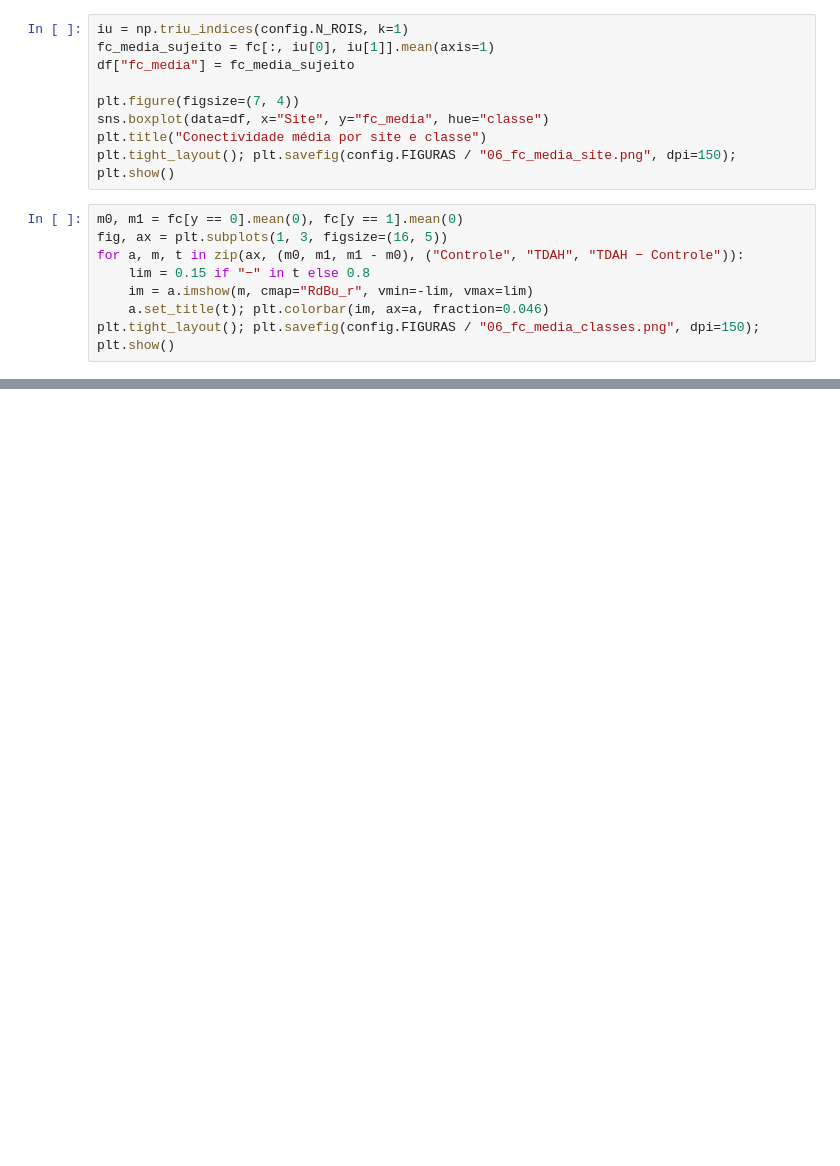
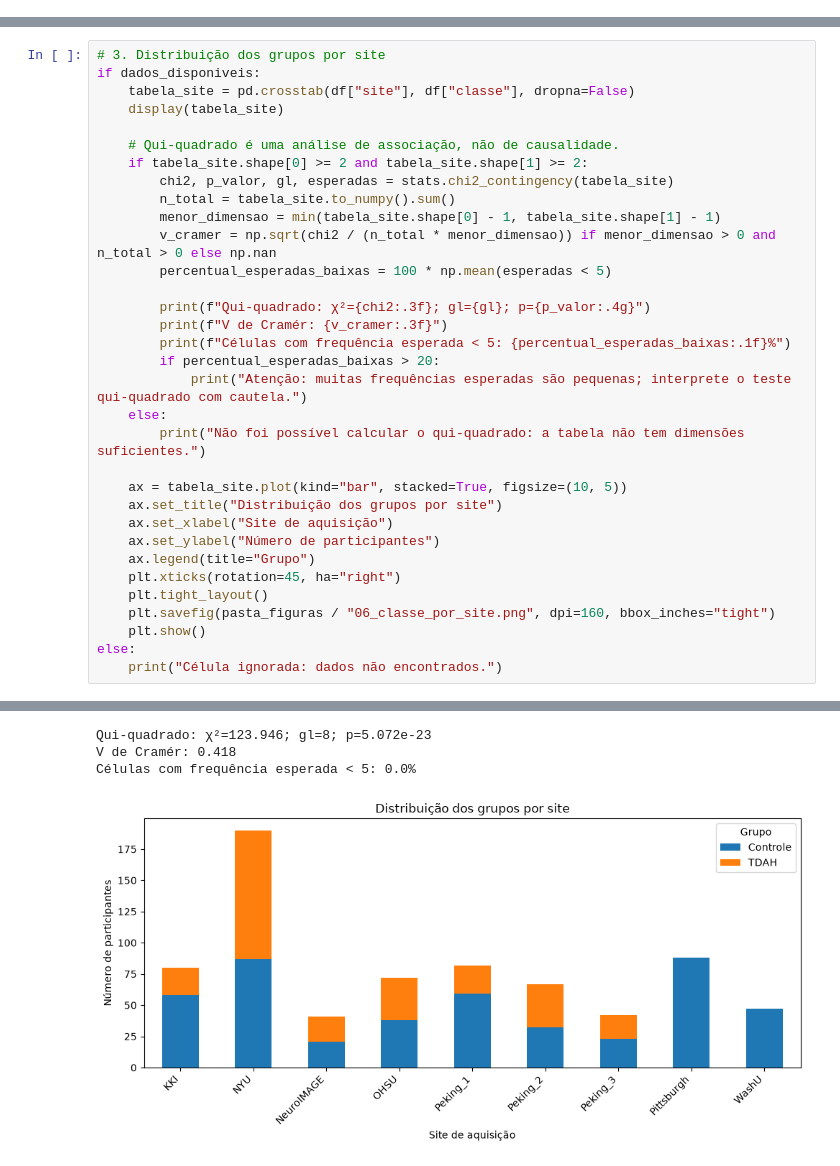
Before and after one commit to Dudamaiap/TCC_TDAH, a Jupyter notebook: notebooks/06_Analise_Exploratoria_ADHD200.ipynb, the cells around one changed output, grey strips where cells are left out. Cells and saved outputs as stored; diff of their text form; blank space fills up the shorter version.

```diff
--- a/notebooks/06_Analise_Exploratoria_ADHD200.ipynb
+++ b/notebooks/06_Analise_Exploratoria_ADHD200.ipynb
@@ -33,17 +0,0 @@ print("Idade controle vs TDAH (Mann-Whitney):", stats.mannwhitneyu(a0, a1))
-# %%
-iu = np.triu_indices(config.N_ROIS, k=1)
-fc_media_sujeito = fc[:, iu[0], iu[1]].mean(axis=1)
-df["fc_media"] = fc_media_sujeito
-
-plt.figure(figsize=(7, 4))
-sns.boxplot(data=df, x="Site", y="fc_media", hue="classe")
-plt.title("Conectividade média por site e classe")
-plt.tight_layout(); plt.savefig(config.FIGURAS / "06_fc_media_site.png", dpi=150); plt.show()
-# %%
-m0, m1 = fc[y == 0].mean(0), fc[y == 1].mean(0)
-fig, ax = plt.subplots(1, 3, figsize=(16, 5))
-for a, m, t in zip(ax, (m0, m1, m1 - m0), ("Controle", "TDAH", "TDAH − Controle")):
-    lim = 0.15 if "−" in t else 0.8
-    im = a.imshow(m, cmap="RdBu_r", vmin=-lim, vmax=lim)
-    a.set_title(t); plt.colorbar(im, ax=a, fraction=0.046)
-plt.tight_layout(); plt.savefig(config.FIGURAS / "06_fc_media_classes.png", dpi=150); plt.show()
@@ -51,0 +140,34 @@ plt.tight_layout(); plt.savefig(config.FIGURAS / "06_fc_media_classes.png", dpi=
+# %%
+# 3. Distribuição dos grupos por site
+if dados_disponiveis:
+    tabela_site = pd.crosstab(df["site"], df["classe"], dropna=False)
+    display(tabela_site)
+
+    # Qui-quadrado é uma análise de associação, não de causalidade.
+    if tabela_site.shape[0] >= 2 and tabela_site.shape[1] >= 2:
+        chi2, p_valor, gl, esperadas = stats.chi2_contingency(tabela_site)
+        n_total = tabela_site.to_numpy().sum()
+        menor_dimensao = min(tabela_site.shape[0] - 1, tabela_site.shape[1] - 1)
+        v_cramer = np.sqrt(chi2 / (n_total * menor_dimensao)) if menor_dimensao > 0 and n_total > 0 else np.nan
+        percentual_esperadas_baixas = 100 * np.mean(esperadas < 5)
+
+        print(f"Qui-quadrado: χ²={chi2:.3f}; gl={gl}; p={p_valor:.4g}")
+        print(f"V de Cramér: {v_cramer:.3f}")
+        print(f"Células com frequência esperada < 5: {percentual_esperadas_baixas:.1f}%")
+        if percentual_esperadas_baixas > 20:
+            print("Atenção: muitas frequências esperadas são pequenas; interprete o teste qui-quadrado com cautela.")
+    else:
+        print("Não foi possível calcular o qui-quadrado: a tabela não tem dimensões suficientes.")
+
+    ax = tabela_site.plot(kind="bar", stacked=True, figsize=(10, 5))
+    ax.set_title("Distribuição dos grupos por site")
+    ax.set_xlabel("Site de aquisição")
+    ax.set_ylabel("Número de participantes")
+    ax.legend(title="Grupo")
+    plt.xticks(rotation=45, ha="right")
+    plt.tight_layout()
+    plt.savefig(pasta_figuras / "06_classe_por_site.png", dpi=160, bbox_inches="tight")
+    plt.show()
+else:
+    print("Célula ignorada: dados não encontrados.")
+# %% [output]
@@ -51,0 +185,4 @@ plt.tight_layout(); plt.savefig(config.FIGURAS / "06_fc_media_classes.png", dpi=
+Qui-quadrado: χ²=123.946; gl=8; p=5.072e-23
+V de Cramér: 0.418
+Células com frequência esperada < 5: 0.0%
+[figure, added]
```
Also changed, not shown: parts of 12 cells of this notebook, 2 other files.
